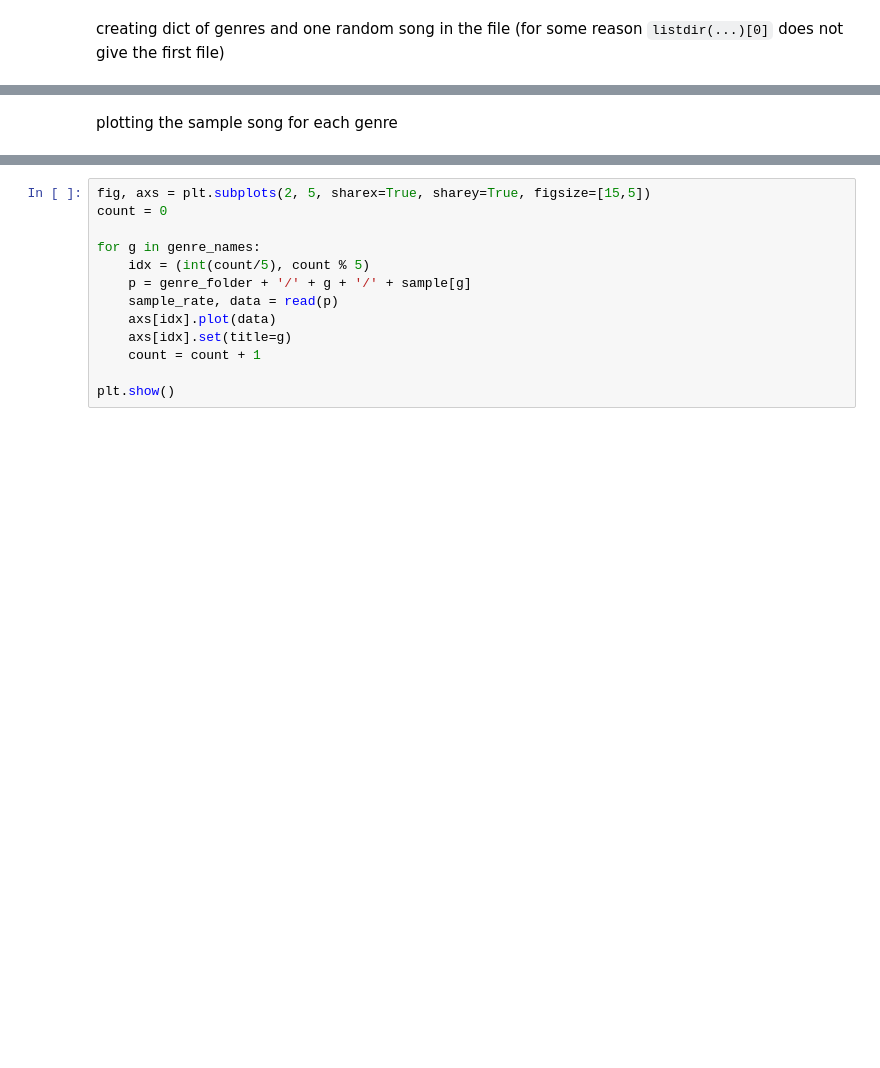
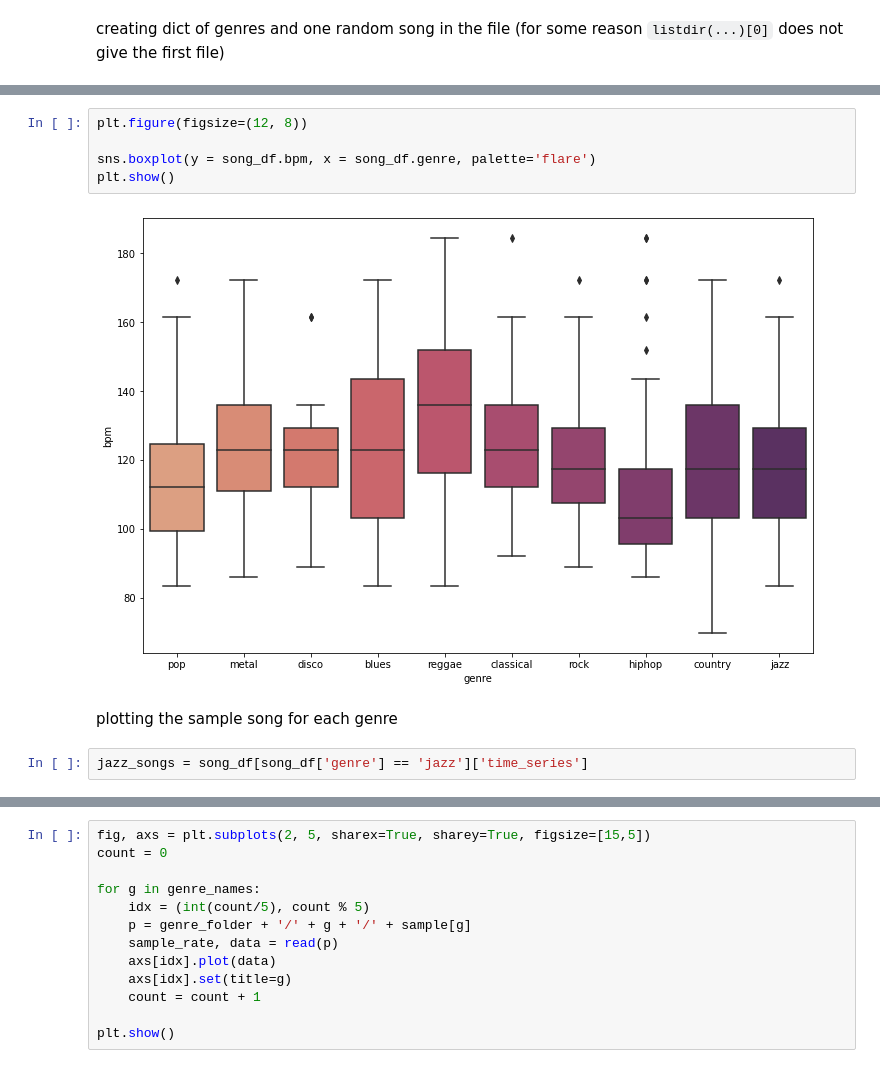
Before and after one commit to alarsen123/music-genre-classification, a Jupyter notebook: MLP2/analysis/analysis.ipynb, the cells around one changed output, grey strips where cells are left out. Cells and saved outputs as stored; diff of their text form; blank space fills up the shorter version.

```diff
--- a/MLP2/analysis/analysis.ipynb
+++ b/MLP2/analysis/analysis.ipynb
@@ -50,2 +107,11 @@ song_df
+# %%
+plt.figure(figsize=(12, 8))
+
+sns.boxplot(y = song_df.bpm, x = song_df.genre, palette='flare')
+plt.show()
+# %% [output]
+[figure, added]
 # %% [markdown]
 plotting the sample song for each genre
+# %%
+jazz_songs = song_df[song_df['genre'] == 'jazz']['time_series']
```
Also changed, not shown: parts of 19 cells of this notebook.
